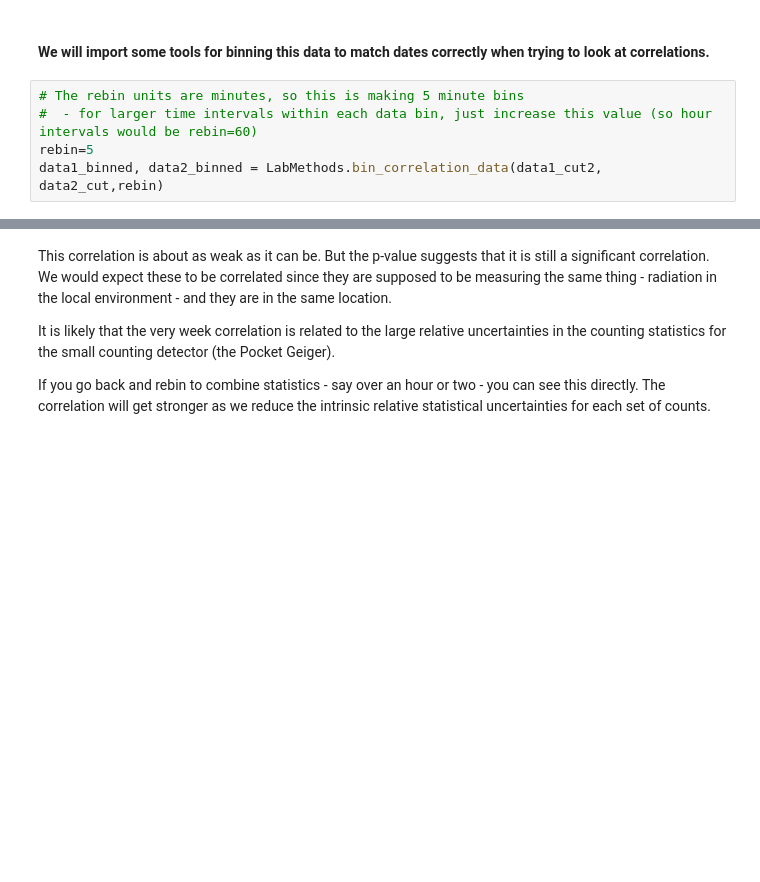
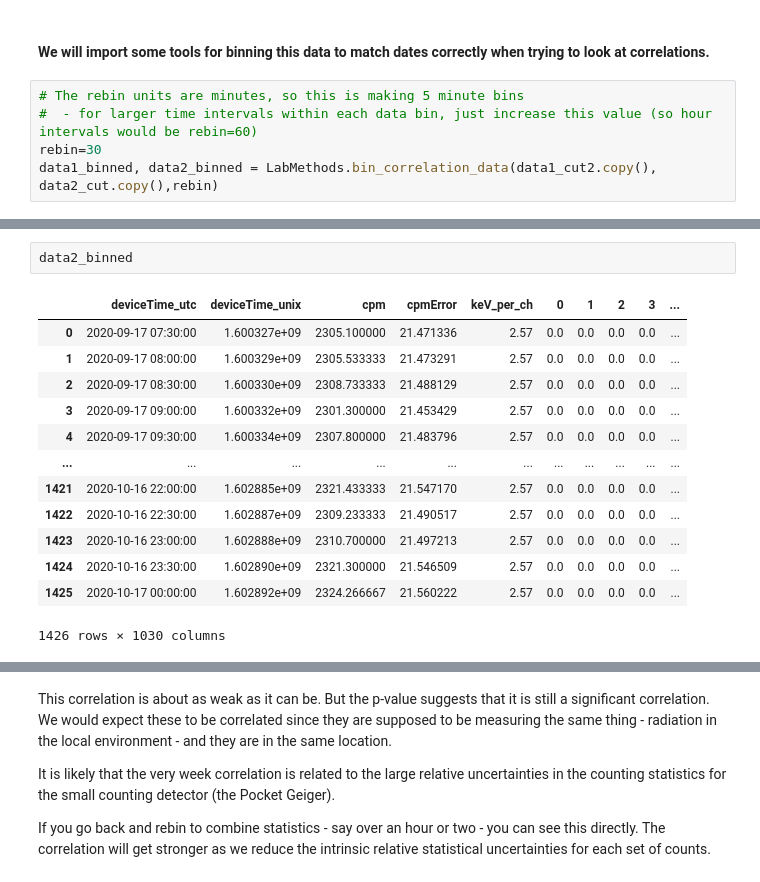
Before and after one commit to engineering-11/Activities, a Jupyter notebook: Correlations_and_binning.ipynb, the cells around one changed output, grey strips where cells are left out. Drawn from its saved outputs; the diff is of its cells as text; blank space fills up the shorter version.

```diff
--- a/Correlations_and_binning.ipynb
+++ b/Correlations_and_binning.ipynb
@@ -207,5 +209,5 @@ data1_cut2 = data1_cut2[data_mask]
 # %%
 # The rebin units are minutes, so this is making 5 minute bins
 #  - for larger time intervals within each data bin, just increase this value (so hour intervals would be rebin=60)
-rebin=5
-data1_binned, data2_binned = LabMethods.bin_correlation_data(data1_cut2, data2_cut,rebin)
+rebin=30
+data1_binned, data2_binned = LabMethods.bin_correlation_data(data1_cut2.copy(), data2_cut.copy(),rebin)
@@ -211,0 +248,16 @@ data1_binned, data2_binned = LabMethods.bin_correlation_data(data1_cut2, data2_c
+# %%
+data2_binned
+# %% [output]
+|  | deviceTime_utc | deviceTime_unix | cpm | cpmError | keV_per_ch | 0 | 1 | 2 | 3 | ... |
+| 0 | 2020-09-17 07:30:00 | 1.600327e+09 | 2305.100000 | 21.471336 | 2.57 | 0.0 | 0.0 | 0.0 | 0.0 | ... |
+| 1 | 2020-09-17 08:00:00 | 1.600329e+09 | 2305.533333 | 21.473291 | 2.57 | 0.0 | 0.0 | 0.0 | 0.0 | ... |
+| 2 | 2020-09-17 08:30:00 | 1.600330e+09 | 2308.733333 | 21.488129 | 2.57 | 0.0 | 0.0 | 0.0 | 0.0 | ... |
+| 3 | 2020-09-17 09:00:00 | 1.600332e+09 | 2301.300000 | 21.453429 | 2.57 | 0.0 | 0.0 | 0.0 | 0.0 | ... |
+| 4 | 2020-09-17 09:30:00 | 1.600334e+09 | 2307.800000 | 21.483796 | 2.57 | 0.0 | 0.0 | 0.0 | 0.0 | ... |
+| ... | ... | ... | ... | ... | ... | ... | ... | ... | ... | ... |
+| 1421 | 2020-10-16 22:00:00 | 1.602885e+09 | 2321.433333 | 21.547170 | 2.57 | 0.0 | 0.0 | 0.0 | 0.0 | ... |
+| 1422 | 2020-10-16 22:30:00 | 1.602887e+09 | 2309.233333 | 21.490517 | 2.57 | 0.0 | 0.0 | 0.0 | 0.0 | ... |
+| 1423 | 2020-10-16 23:00:00 | 1.602888e+09 | 2310.700000 | 21.497213 | 2.57 | 0.0 | 0.0 | 0.0 | 0.0 | ... |
+| 1424 | 2020-10-16 23:30:00 | 1.602890e+09 | 2321.300000 | 21.546509 | 2.57 | 0.0 | 0.0 | 0.0 | 0.0 | ... |
+| 1425 | 2020-10-17 00:00:00 | 1.602892e+09 | 2324.266667 | 21.560222 | 2.57 | 0.0 | 0.0 | 0.0 | 0.0 | ... |
+1426 rows × 1030 columns
```
Also changed, not shown: parts of 22 cells of this notebook, 14 other files.
